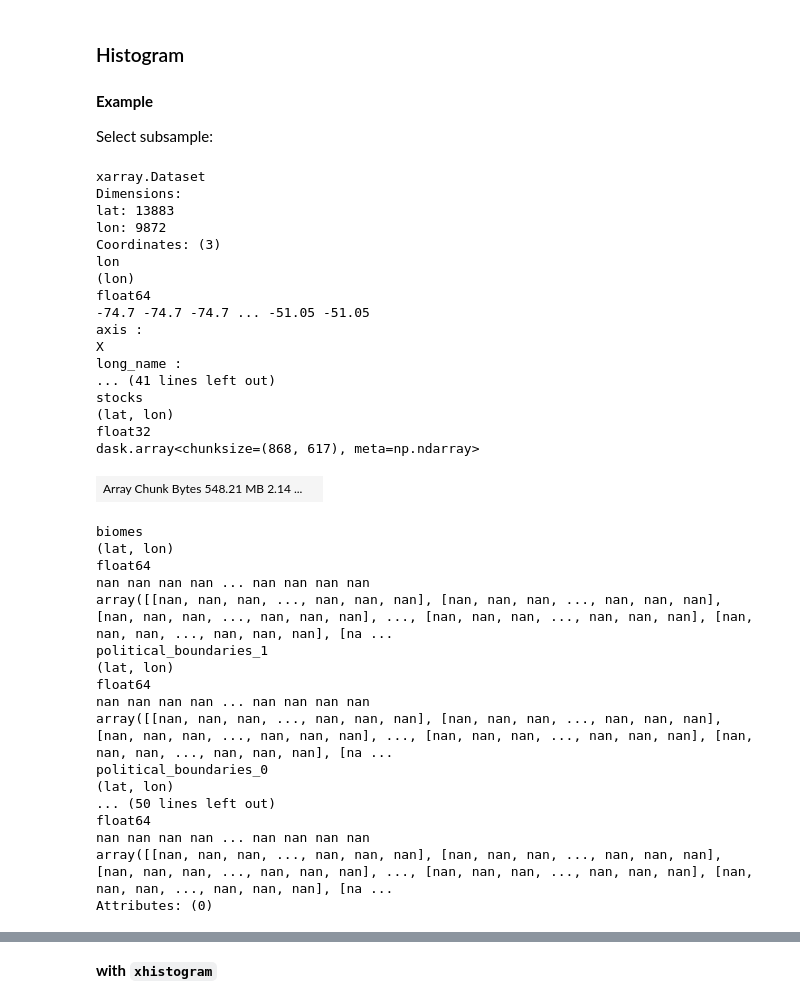
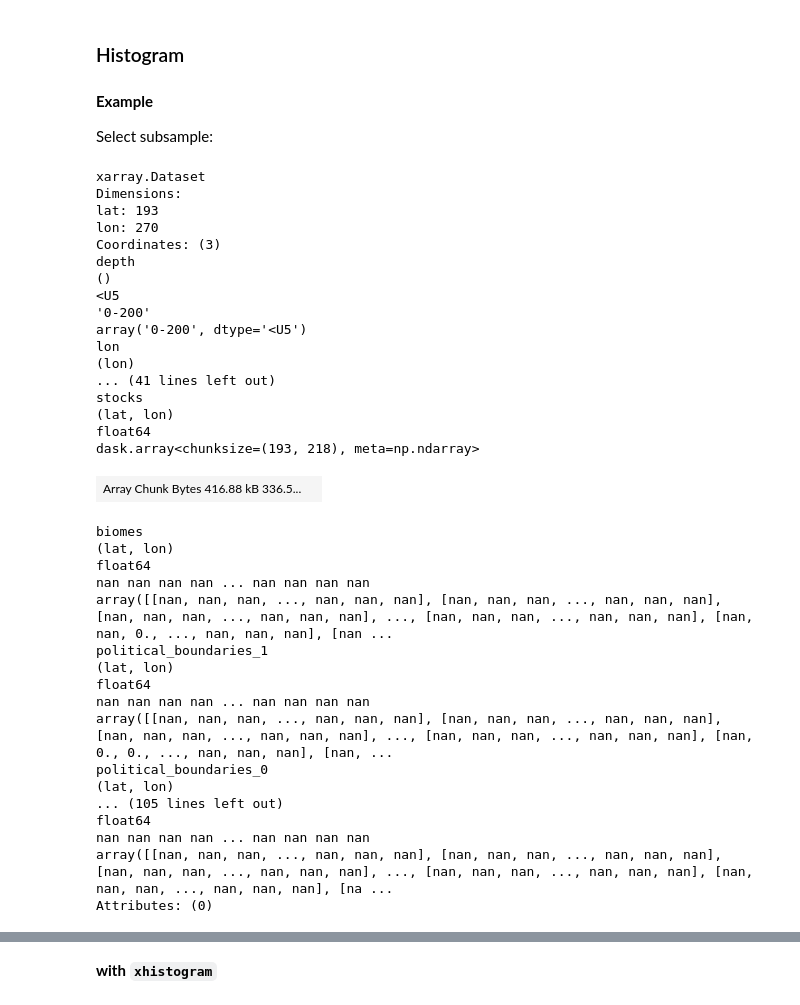
Before and after one commit to Vizzuality/soils-revealed-data, a Jupyter notebook: processing/precalculations_with_zarrs.ipynb, the cells around one changed output, grey strips where cells are left out. Saved outputs shown, nothing was run; the diff lists cells and outputs as text; code cells hidden in the pictures.

Commit message:
add historic dataset

```diff
--- a/processing/precalculations_with_zarrs.ipynb
+++ b/processing/precalculations_with_zarrs.ipynb
@@ -450,0 +511,5 @@ transform :
+# %%
+s3_path = 's3://soils-revealed/global-dataset.zarr' #'s3://soils-revealed/experimental-dataset.zarr'
+group = 'historic'#'concentration' #stocks
+ds = read_dataset_from_zarr(s3_path, group)
+ds
@@ -451,7 +552,7 @@ transform :
 # %% [markdown]
 ## Read vector data
 # %%
-vector_data = prepare_vector_data(iso='ARG', tolerance=0.075)
+vector_data = prepare_vector_data(iso=None, tolerance=0.075)
 # %% [output]
 Reading Political boundaries
 Reading Landforms
@@ -482,8 +564,9 @@ splitting DataFrames
 # %% [markdown]
 **Create the data mask by rasterizing the vector data**
 # %%
-ds = xds.copy()
-for name in list(vector_data.keys()):
+names = list(vector_data.keys())
+names.remove('landforms_Dragons-be-here')
+for name in names:
     print(f'Create the data mask for {name}:')
     da_mask = create_ds_mask(vector_data[name], ds, name, lon_name='lon', lat_name='lat')
 
@@ -549,5 +632,5 @@ transform :
 #### **Example**
 Select subsample:
 # %%
-ds_eg = ds.isel(time=[0,18,35]).copy()
+ds_eg = ds.isel(time=[0,1]).copy()
 # %%
@@ -555,41 +638,45 @@ indexes = ds_eg.landforms_Plain.attrs.get('id_ints').astype(np.float32)
 times = ds_eg.coords.get('time').values
 depths = ds_eg.coords.get('depth').values
 # %%
-ds_index = ds_eg.where(ds_eg['landforms_Plain'].isin(indexes[0])).copy()
-diff = ds_index.loc[dict(time=times[2], depth=depths[0])] - ds_index.loc[dict(time=times[0], depth=depths[0])]
+df = vector_data['political_boundaries_0'].copy()
+index = 235
+xmin, ymax, xmax, ymin = df.iloc[index]['geometry'].bounds
+ds_index = ds_eg.where(ds_eg['political_boundaries_0'].isin(index)).sel(lon=slice(xmin, xmax), lat=slice(ymin, ymax)).copy()
+
+diff = ds_index.loc[dict(time=times[1], depth=depths[2])] - ds_index.loc[dict(time=times[0], depth=depths[2])]
 diff
 # %% [output]
 xarray.Dataset
 Dimensions:
-lat: 13883
-lon: 9872
+lat: 193
+lon: 270
 Coordinates: (3)
+depth
+()
+<U5
+'0-200'
+array('0-200', dtype='<U5')
 lon
 (lon)
-float64
--74.7 -74.7 -74.7 ... -51.05 -51.05
-axis :
-X
-long_name :
 ... (41 lines left out)
 stocks
 (lat, lon)
-float32
-dask.array<chunksize=(868, 617), meta=np.ndarray>
+float64
+dask.array<chunksize=(193, 218), meta=np.ndarray>
-| Array Chunk Bytes 548.21 MB 2.14 ... |  |
+| Array Chunk Bytes 416.88 kB 336.5... |  |
 biomes
 (lat, lon)
 float64
 nan nan nan nan ... nan nan nan nan
-array([[nan, nan, nan, ..., nan, nan, nan], [nan, nan, nan, ..., nan, nan, nan], [nan, nan, nan, ..., nan, nan, nan], ..., [nan, nan, nan, ..., nan, nan, nan], [nan, nan, nan, ..., nan, nan, nan], [na ...
+array([[nan, nan, nan, ..., nan, nan, nan], [nan, nan, nan, ..., nan, nan, nan], [nan, nan, nan, ..., nan, nan, nan], ..., [nan, nan, nan, ..., nan, nan, nan], [nan, nan, 0., ..., nan, nan, nan], [nan ...
 political_boundaries_1
 (lat, lon)
 float64
 nan nan nan nan ... nan nan nan nan
-array([[nan, nan, nan, ..., nan, nan, nan], [nan, nan, nan, ..., nan, nan, nan], [nan, nan, nan, ..., nan, nan, nan], ..., [nan, nan, nan, ..., nan, nan, nan], [nan, nan, nan, ..., nan, nan, nan], [na ...
+array([[nan, nan, nan, ..., nan, nan, nan], [nan, nan, nan, ..., nan, nan, nan], [nan, nan, nan, ..., nan, nan, nan], ..., [nan, nan, nan, ..., nan, nan, nan], [nan, 0., 0., ..., nan, nan, nan], [nan, ...
 political_boundaries_0
 (lat, lon)
-... (50 lines left out)
+... (105 lines left out)
 float64
 nan nan nan nan ... nan nan nan nan
 array([[nan, nan, nan, ..., nan, nan, nan], [nan, nan, nan, ..., nan, nan, nan], [nan, nan, nan, ..., nan, nan, nan], ..., [nan, nan, nan, ..., nan, nan, nan], [nan, nan, nan, ..., nan, nan, nan], [na ...
```
Also changed, not shown: parts of 87 cells of this notebook, 1 other file.
